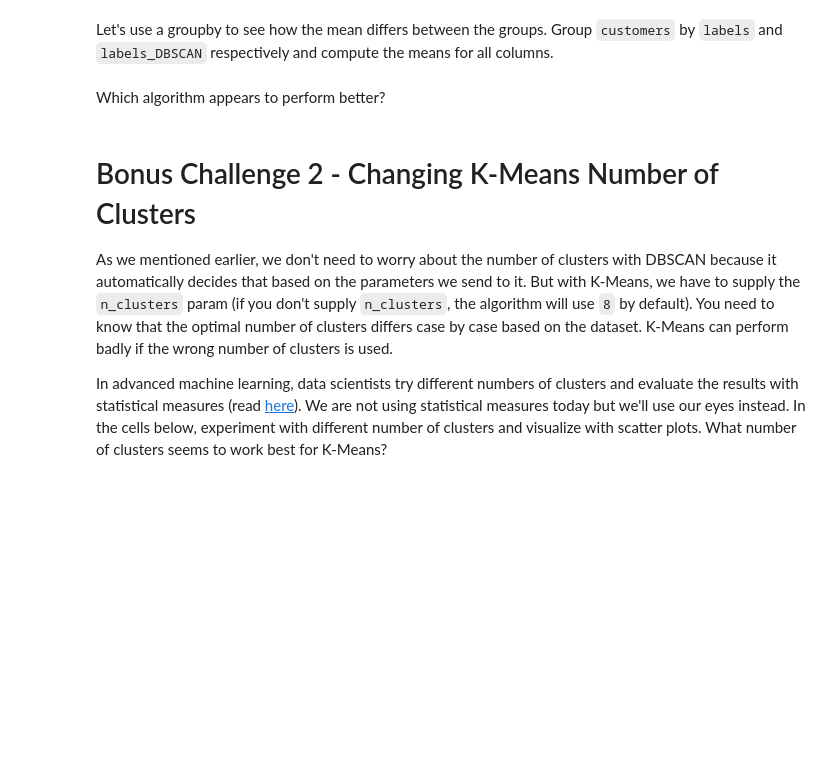
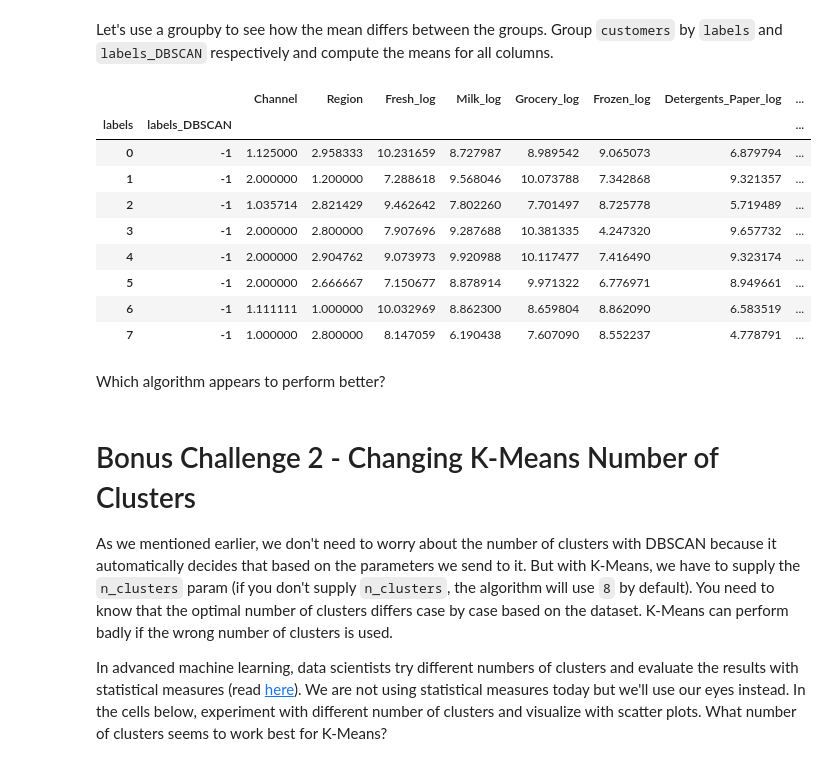
Before and after one commit to vkamg/dataptmad1019, a Jupyter notebook: module-3/lab-unsupervised-learning/your-code/main.ipynb, the cells around one changed output. Saved outputs shown, nothing was run; the diff lists cells and outputs as text; code cells hidden in the pictures; blank space fills up the shorter version.

```diff
--- a/module-3/lab-unsupervised-learning/your-code/main.ipynb
+++ b/module-3/lab-unsupervised-learning/your-code/main.ipynb
@@ -302,6 +360,18 @@ Visualize `Frozen` as X and `Delicassen` as y by `labels` and `labels_DBSCAN` re
 Let's use a groupby to see how the mean differs between the groups. Group `customers` by `labels` and `labels_DBSCAN` respectively and compute the means for all columns.
 # %%
 # Your code here:
+customers.groupby(['labels', 'labels_DBSCAN']).mean()
+# %% [output]
+|  |  | Channel | Region | Fresh_log | Milk_log | Grocery_log | Frozen_log | Detergents_Paper_log | ... |
+| labels | labels_DBSCAN |  |  |  |  |  |  |  | ... |
+| 0 | -1 | 1.125000 | 2.958333 | 10.231659 | 8.727987 | 8.989542 | 9.065073 | 6.879794 | ... |
+| 1 | -1 | 2.000000 | 1.200000 | 7.288618 | 9.568046 | 10.073788 | 7.342868 | 9.321357 | ... |
+| 2 | -1 | 1.035714 | 2.821429 | 9.462642 | 7.802260 | 7.701497 | 8.725778 | 5.719489 | ... |
+| 3 | -1 | 2.000000 | 2.800000 | 7.907696 | 9.287688 | 10.381335 | 4.247320 | 9.657732 | ... |
+| 4 | -1 | 2.000000 | 2.904762 | 9.073973 | 9.920988 | 10.117477 | 7.416490 | 9.323174 | ... |
+| 5 | -1 | 2.000000 | 2.666667 | 7.150677 | 8.878914 | 9.971322 | 6.776971 | 8.949661 | ... |
+| 6 | -1 | 1.111111 | 1.000000 | 10.032969 | 8.862300 | 8.659804 | 8.862090 | 6.583519 | ... |
+| 7 | -1 | 1.000000 | 2.800000 | 8.147059 | 6.190438 | 7.607090 | 8.552237 | 4.778791 | ... |
 # %% [markdown]
 Which algorithm appears to perform better?
 # %%
```
Also changed, not shown: parts of 15 cells of this notebook.
